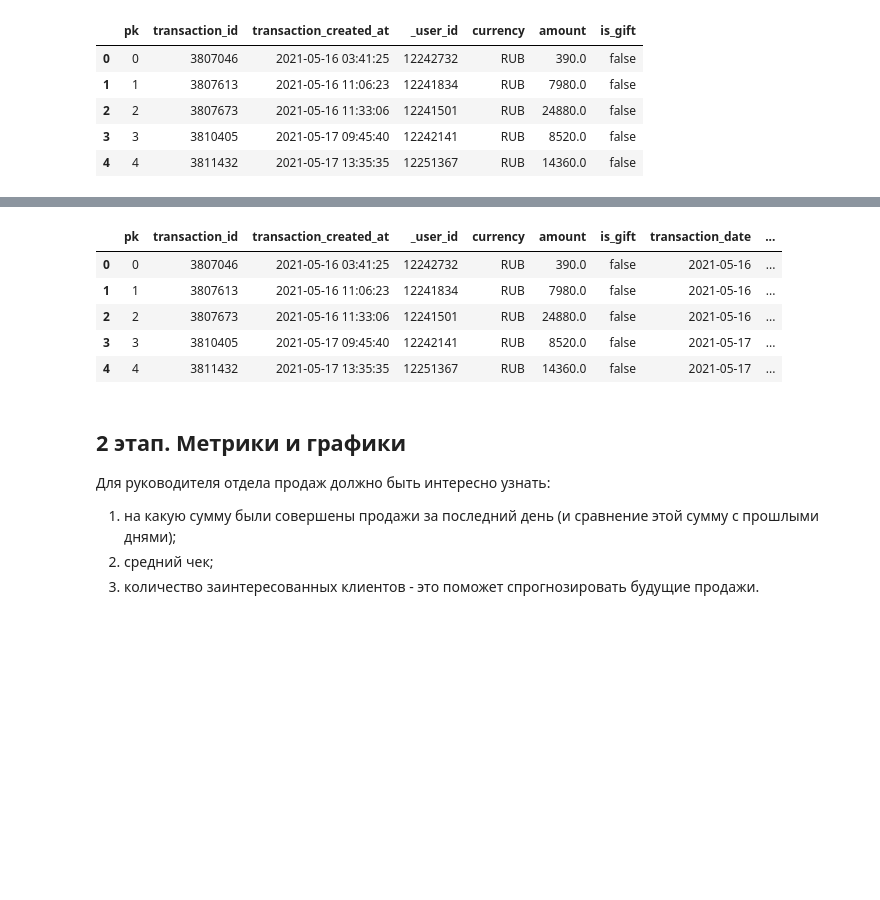
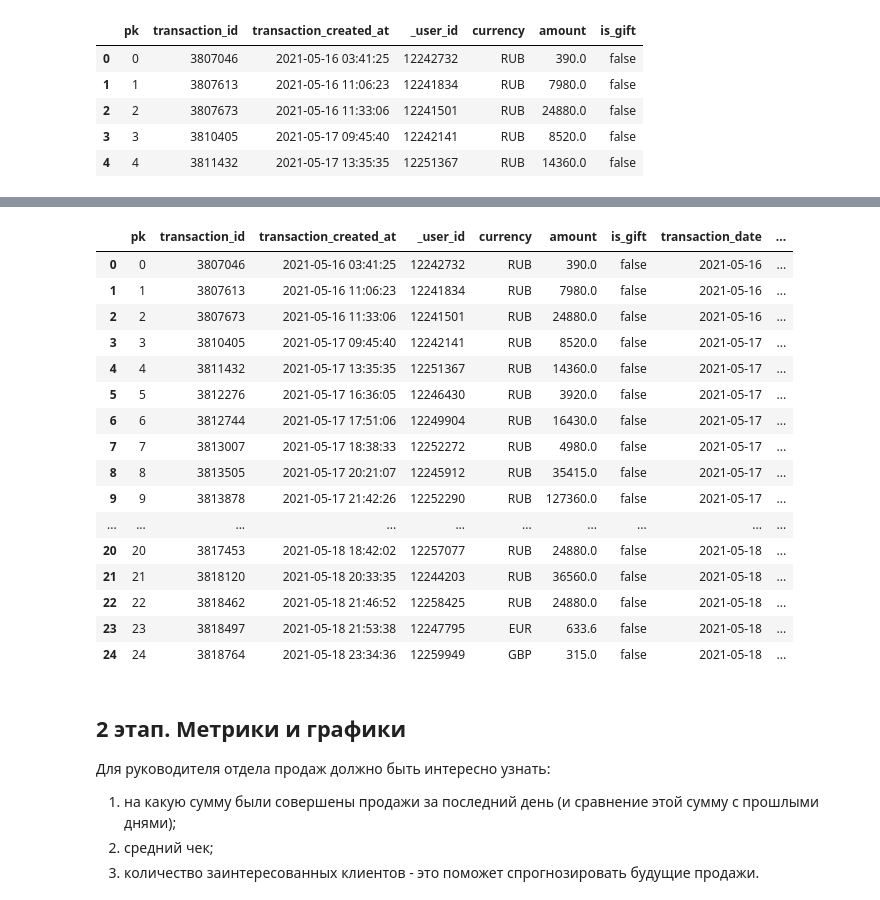
Before and after one commit to AlinaTyub/Data_analyst, a Jupyter notebook: telegram_sales_report.ipynb, the cells around one changed output, grey strips where cells are left out. Drawn from its saved outputs; the diff is of its cells as text; code cells hidden in the pictures; blank space fills up the shorter version.

```diff
--- a/telegram_sales_report.ipynb
+++ b/telegram_sales_report.ipynb
@@ -131,13 +171,0 @@ array(['RUB', 'EUR', 'GBP', 'PLN', 'USD', 'JPY', 'CLP', 'KRW', 'PEN',
-# %%
-rates = {'RUB': 1,
-         'EUR': 105.27,
-         'GBP': 126.11,
-         'PLN': 22.22,
-         'USD': 95.66,
-         'JPY': 0.78,
-         'CLP': 0.13,
-         'KRW': 0.08,
-         'PEN': 27.21,
-         'UAH': 3.24,
-         'MXN': 4.79,
-         'UYU': 2.4}
@@ -143,0 +174,5 @@ rates = {'RUB': 1,
+# %%
+list_currency = []
+for item in payments.currency.unique():
+  list_currency.append(item)
+list_currency
@@ -143,0 +194,17 @@ rates = {'RUB': 1,
+# %%
+def currency_to_RUB(date_, currency_list):
+    result = {}
+    for item in currency_list:
+        if item == 'RUB':
+            result['RUB'] = 1
+        else:
+            rates = ExchangeRates(date_) # Запрашиваю данные ЦБ по курсу на выбранную дату
+
+            if type(rates[item]) == type(rates['USD']):
+                result[item] = float(rates[item].rate) # Если валюта есть в списке, конвертирую в рубли
+            else:
+                result[item] = 0 # Если валюты нет в списке, принимаю коэффициент для пересчета в 0
+    return result
+# %%
+rates = currency_to_RUB(datetime.date.today(), list_currency)
+rates
@@ -149,14 +229,25 @@ def find_rate(currency):
 payments['rates'] = payments.currency.apply(find_rate)
 # %%
 payments['amount_rubles'] = payments.amount * payments.rates
-payments.head()
+payments.head(25)
 # %% [output]
 |  | pk | transaction_id | transaction_created_at | _user_id | currency | amount | is_gift | transaction_date | ... |
 | 0 | 0 | 3807046 | 2021-05-16 03:41:25 | 12242732 | RUB | 390.0 | false | 2021-05-16 | ... |
 | 1 | 1 | 3807613 | 2021-05-16 11:06:23 | 12241834 | RUB | 7980.0 | false | 2021-05-16 | ... |
 | 2 | 2 | 3807673 | 2021-05-16 11:33:06 | 12241501 | RUB | 24880.0 | false | 2021-05-16 | ... |
 | 3 | 3 | 3810405 | 2021-05-17 09:45:40 | 12242141 | RUB | 8520.0 | false | 2021-05-17 | ... |
 | 4 | 4 | 3811432 | 2021-05-17 13:35:35 | 12251367 | RUB | 14360.0 | false | 2021-05-17 | ... |
+| 5 | 5 | 3812276 | 2021-05-17 16:36:05 | 12246430 | RUB | 3920.0 | false | 2021-05-17 | ... |
+| 6 | 6 | 3812744 | 2021-05-17 17:51:06 | 12249904 | RUB | 16430.0 | false | 2021-05-17 | ... |
+| 7 | 7 | 3813007 | 2021-05-17 18:38:33 | 12252272 | RUB | 4980.0 | false | 2021-05-17 | ... |
+| 8 | 8 | 3813505 | 2021-05-17 20:21:07 | 12245912 | RUB | 35415.0 | false | 2021-05-17 | ... |
+| 9 | 9 | 3813878 | 2021-05-17 21:42:26 | 12252290 | RUB | 127360.0 | false | 2021-05-17 | ... |
+| ... | ... | ... | ... | ... | ... | ... | ... | ... | ... |
+| 20 | 20 | 3817453 | 2021-05-18 18:42:02 | 12257077 | RUB | 24880.0 | false | 2021-05-18 | ... |
+| 21 | 21 | 3818120 | 2021-05-18 20:33:35 | 12244203 | RUB | 36560.0 | false | 2021-05-18 | ... |
+| 22 | 22 | 3818462 | 2021-05-18 21:46:52 | 12258425 | RUB | 24880.0 | false | 2021-05-18 | ... |
+| 23 | 23 | 3818497 | 2021-05-18 21:53:38 | 12247795 | EUR | 633.6 | false | 2021-05-18 | ... |
+| 24 | 24 | 3818764 | 2021-05-18 23:34:36 | 12259949 | GBP | 315.0 | false | 2021-05-18 | ... |
 # %% [markdown]
 ## 2 этап. Метрики и графики
 Для руководителя отдела продаж должно быть интересно узнать:
```
Also changed, not shown: parts of 21 cells of this notebook.
